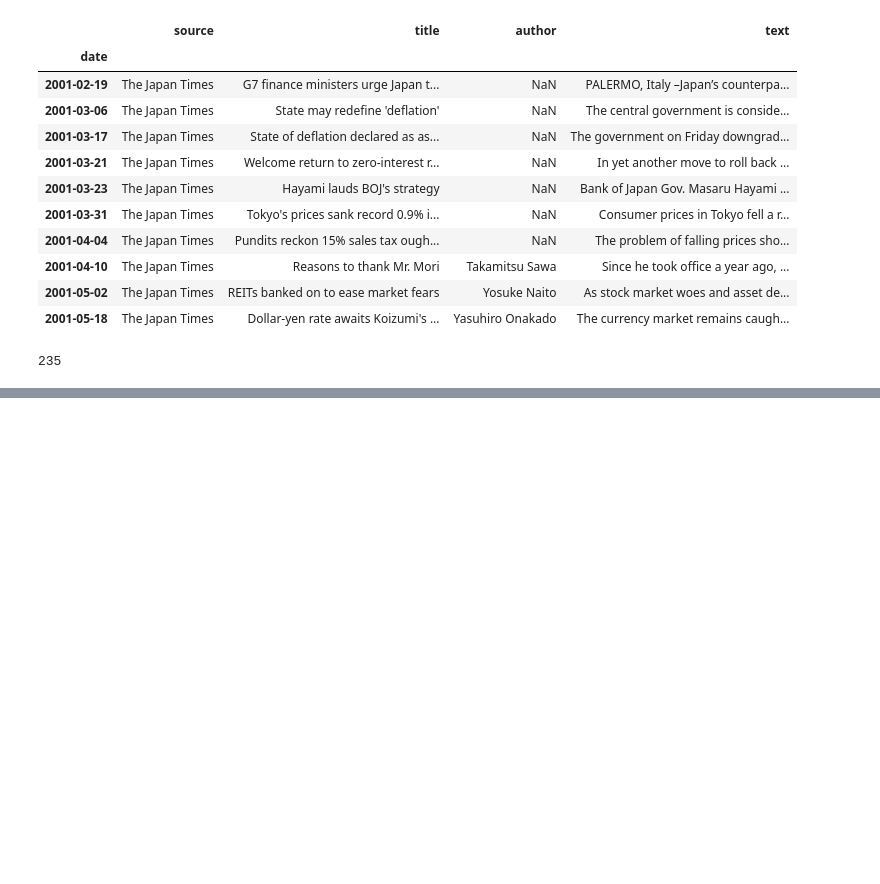
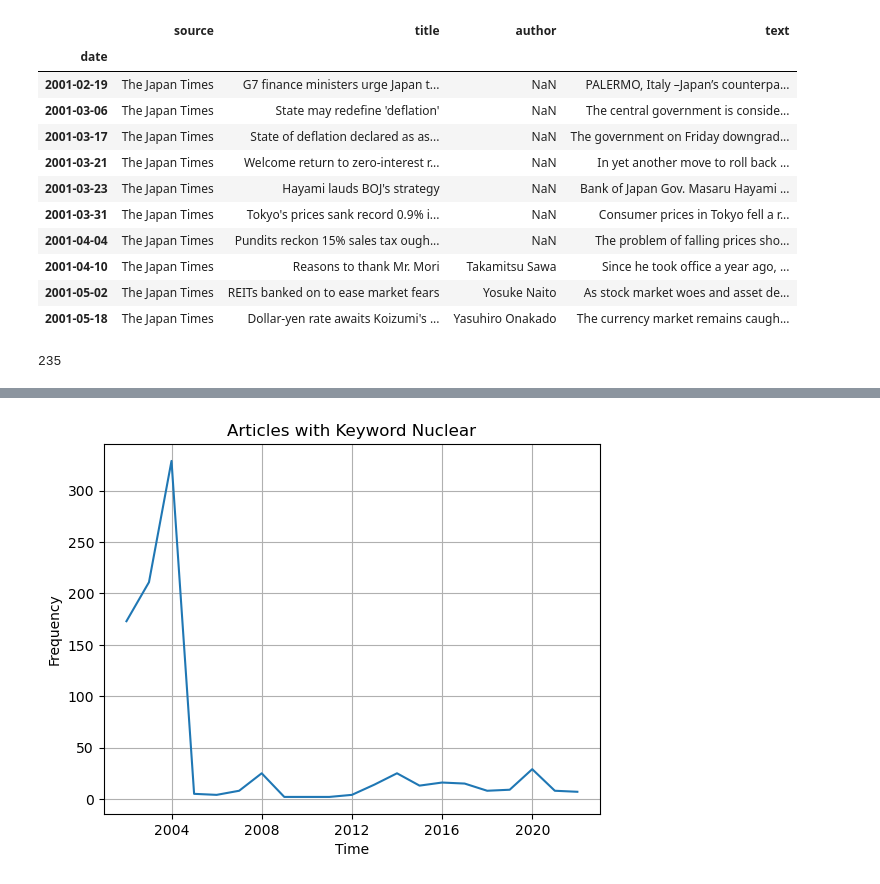
Before and after one commit to ninaudagawa/Media-Politics, a Jupyter notebook: project/notebooks/news_analysis.ipynb, the cells around one changed output, grey strips where cells are left out. Drawn from its saved outputs; the diff is of its cells as text; code cells hidden in the pictures; blank space fills up the shorter version.

```diff
--- a/project/notebooks/news_analysis.ipynb
+++ b/project/notebooks/news_analysis.ipynb
@@ -106,0 +158,6 @@ keyword_numrows
+# %%
+nuclear_graph = article_graph('nuclear', 'Time', 'Frequency', 'Articles with Keyword Nuclear')
+nuclear_graph.savefig('nuclear_articles_plot.png', bbox_inches='tight', dpi=300)
+plt.show()
+# %% [output]
+[figure, added]
```
Also changed, not shown: parts of 8 cells of this notebook, 11 other files.
